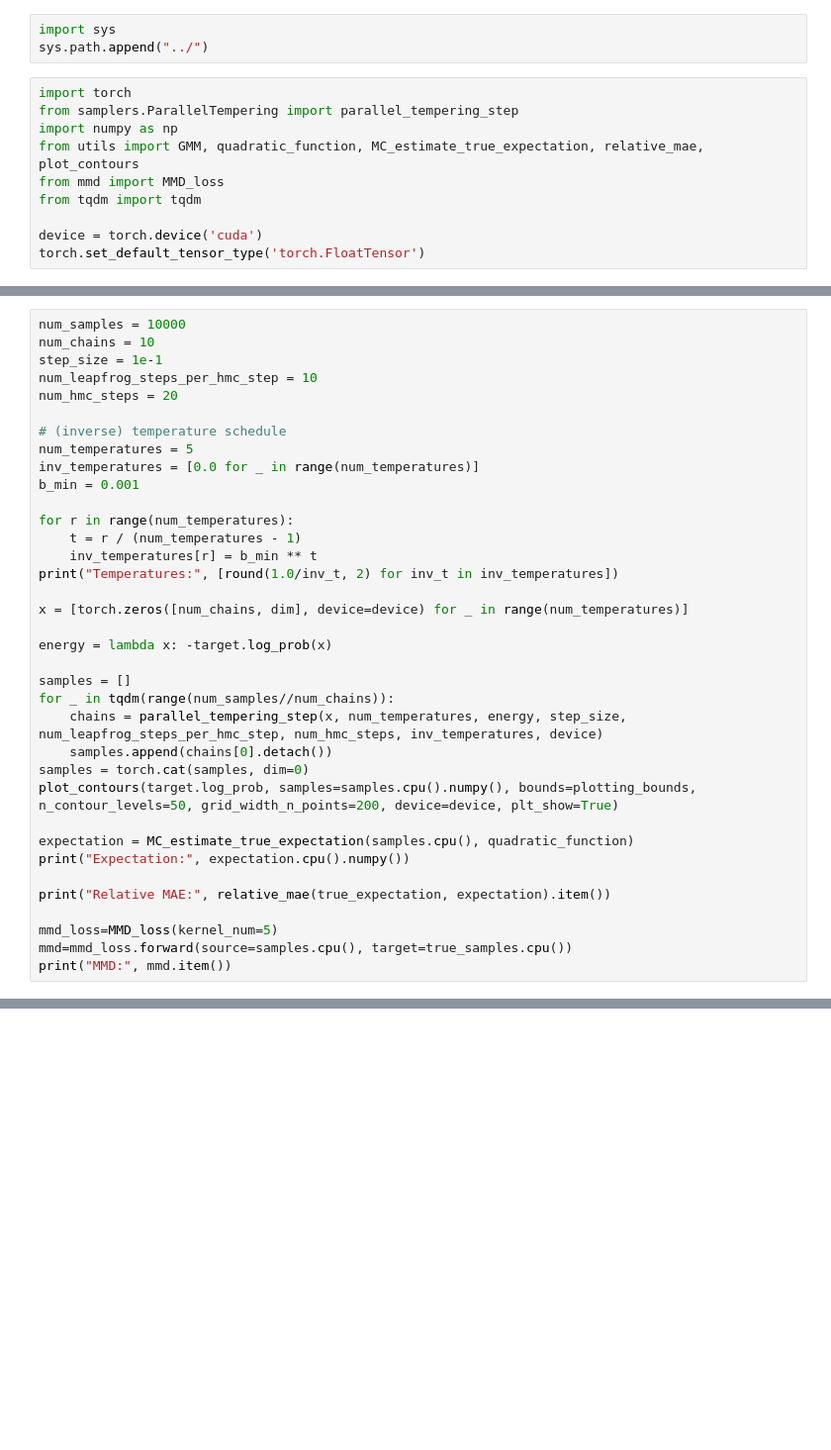
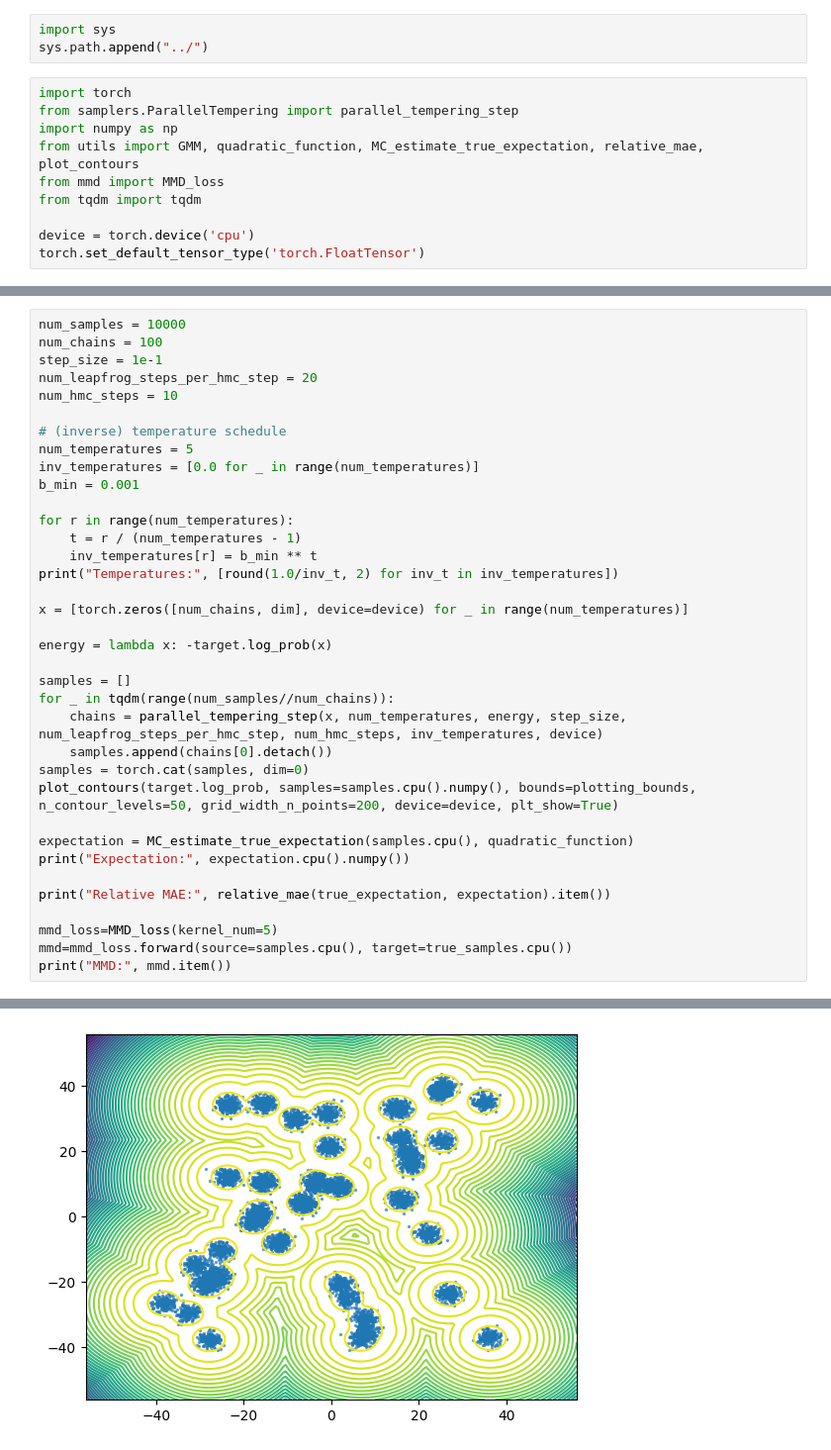
Before and after one commit to Wenlin-Chen/DiGS, a Jupyter notebook: MoG-40/PT.ipynb, the cells around one changed output, grey strips where cells are left out. Shown at 99% size. Saved outputs shown, nothing was run; the diff lists cells and outputs as text; blank space fills up the shorter version.

```diff
--- a/MoG-40/PT.ipynb
+++ b/MoG-40/PT.ipynb
@@ -9,7 +9,7 @@ from utils import GMM, quadratic_function, MC_estimate_true_expectation, relativ
 from mmd import MMD_loss
 from tqdm import tqdm
 
-device = torch.device('cuda')
+device = torch.device('cpu')
 torch.set_default_tensor_type('torch.FloatTensor')
 # %%
 dim = 2
@@ -39,9 +44,9 @@ torch.manual_seed(SEED)
 # %%
 num_samples = 10000
-num_chains = 10
+num_chains = 100
 step_size = 1e-1
-num_leapfrog_steps_per_hmc_step = 10
-num_hmc_steps = 20
+num_leapfrog_steps_per_hmc_step = 20
+num_hmc_steps = 10
 
 # (inverse) temperature schedule
 num_temperatures = 5
@@ -72,3 +77,4 @@ print("Relative MAE:", relative_mae(true_expectation, expectation).item())
 mmd_loss=MMD_loss(kernel_num=5)
 mmd=mmd_loss.forward(source=samples.cpu(), target=true_samples.cpu())
 print("MMD:", mmd.item())
+# %% [output]
@@ -74,0 +82 @@ print("MMD:", mmd.item())
+[figure, added]
```
Also changed, not shown: parts of 3 cells of this notebook, 3 other files.
